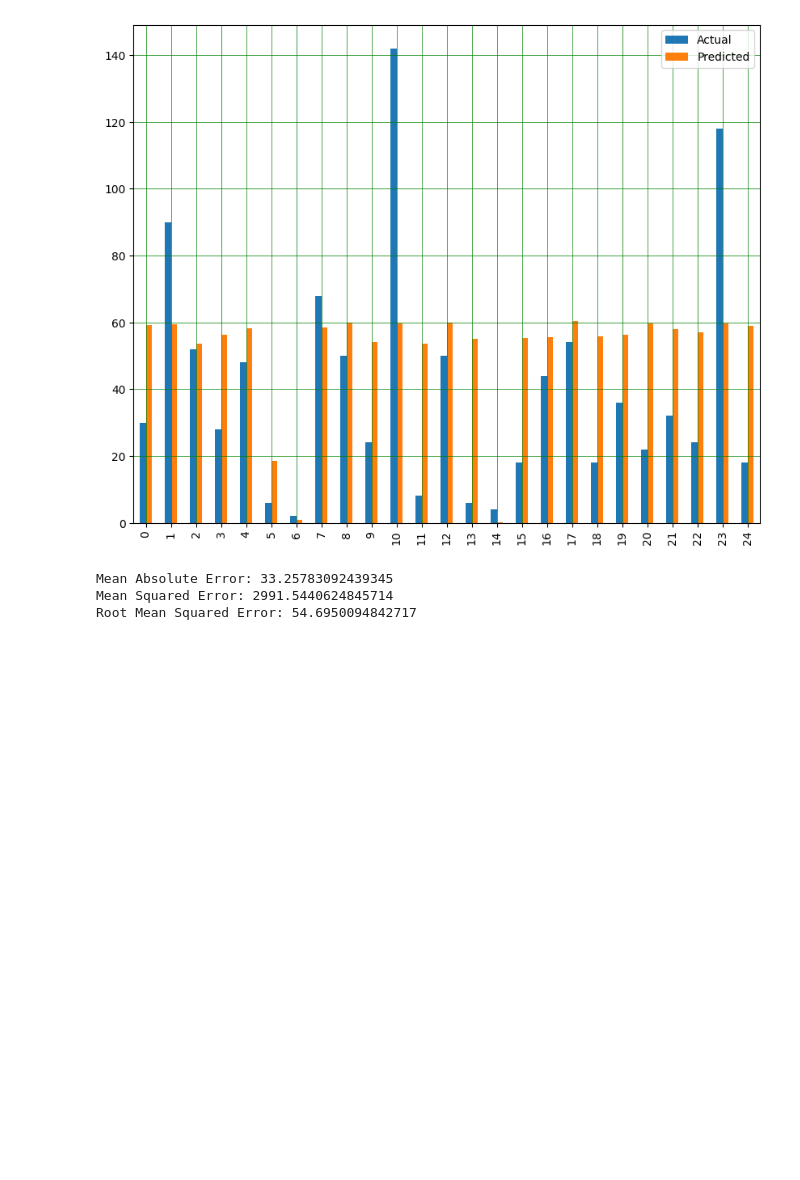
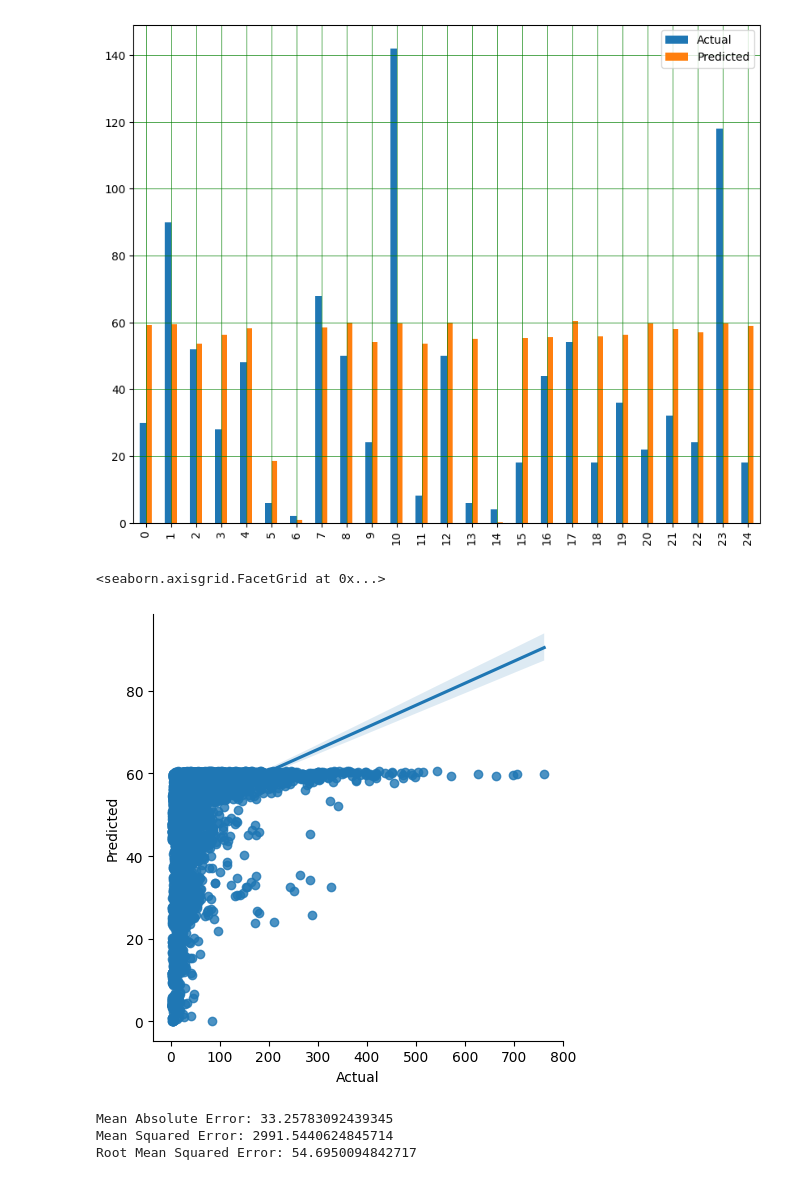
Before and after one commit to DKnightAnon/DEDS_repository, a Jupyter notebook: Week 8/Practicum_8.1_Regressiemodellen.ipynb, the cells around one changed output. Drawn from its saved outputs; the diff is of its cells as text; code cells hidden in the pictures; blank space fills up the shorter version.

```diff
--- a/Week 8/Practicum_8.1_Regressiemodellen.ipynb
+++ b/Week 8/Practicum_8.1_Regressiemodellen.ipynb
@@ -425,8 +425,12 @@ coeff_df
 y_pred = regressor.predict(X_test)
 
 df = pd.DataFrame({'Actual': y_test, 'Predicted': y_pred})
+df = df.loc[(df["Predicted"]>0),:]
+df.to_csv('Predicted_Sales.csv', index=False)
+
 df1 = df.head(25)
 display(df1)
+print(df.dtypes)
 # %% [output]
 |  | Actual | Predicted |
 | 0 | 30 | 59.222169 |
@@ -452,6 +459,11 @@ plt.grid(which='minor', linestyle=':', linewidth='0.5', color='black')
 plt.show()
 # %% [output]
 [figure]
+# %%
+seabornInstance.lmplot(x="Actual", y="Predicted", data=df)
+# %% [output]
+<seaborn.axisgrid.FacetGrid at 0x...>
+[figure, added]
 # %%
 print('Mean Absolute Error:', mean_absolute_error(y_test, y_pred))
 print('Mean Squared Error:', mean_squared_error(y_test, y_pred))
```
Also changed, not shown: parts of 1 cell of this notebook, 6 other files.
